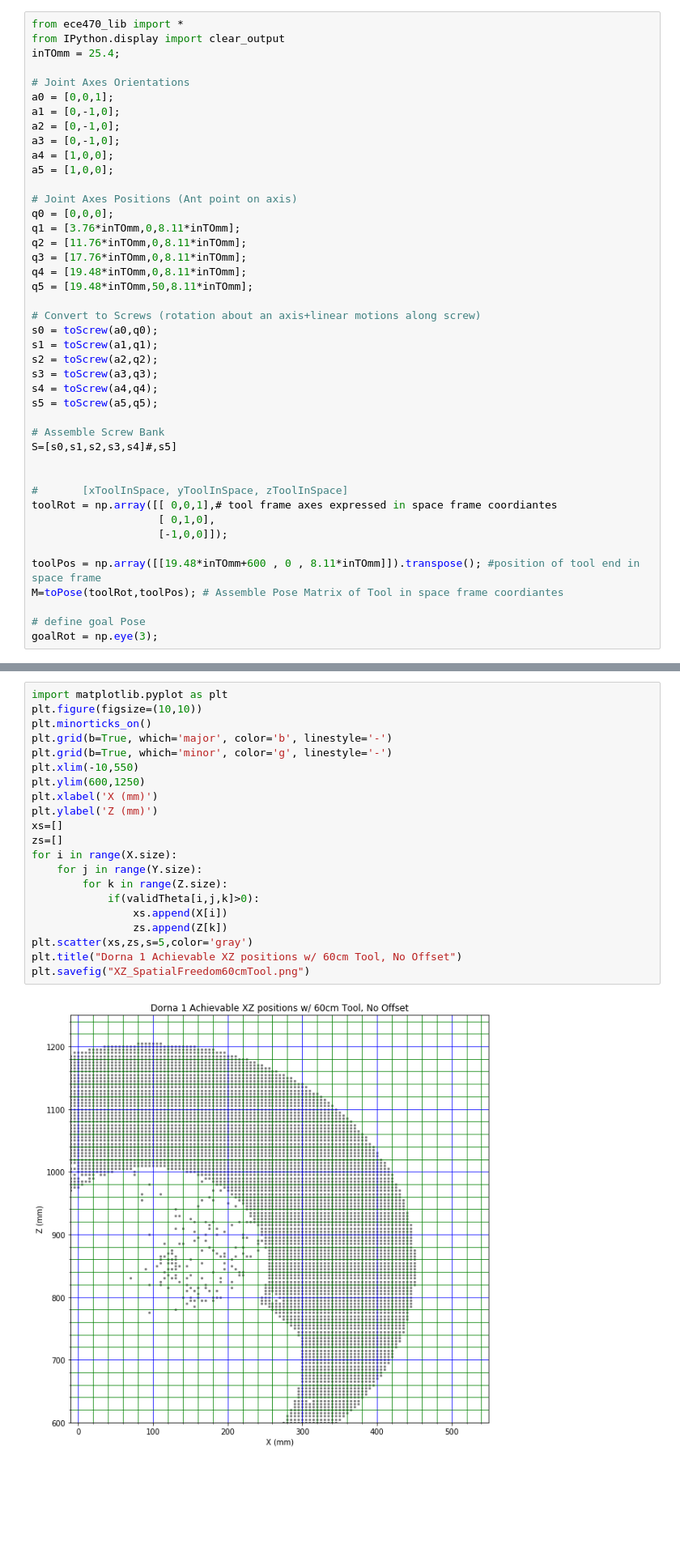
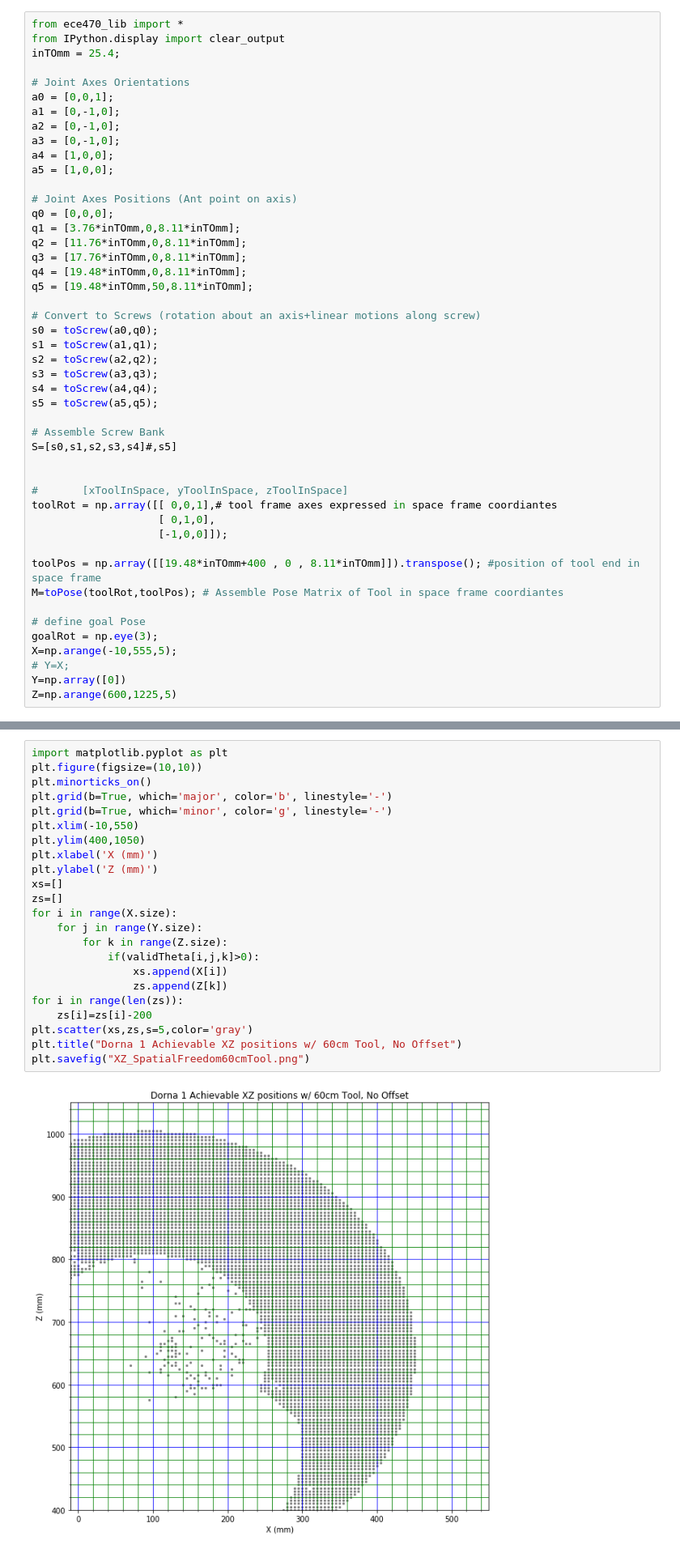
Before and after one commit to mbackasNuCurrent/Robotics, a Jupyter notebook: Python/findJointSpace.ipynb, the cells around one changed output, grey strips where cells are left out. Shown at 81% size. Saved outputs shown, nothing was run; the diff lists cells and outputs as text; blank space fills up the shorter version.

```diff
--- a/Python/findJointSpace.ipynb
+++ b/Python/findJointSpace.ipynb
@@ -36,10 +36,14 @@ toolRot = np.array([[ 0,0,1],# tool frame axes expressed in space frame coordian
                     [ 0,1,0],
                     [-1,0,0]]);
 
-toolPos = np.array([[19.48*inTOmm+600 , 0 , 8.11*inTOmm]]).transpose(); #position of tool end in space frame
+toolPos = np.array([[19.48*inTOmm+400 , 0 , 8.11*inTOmm]]).transpose(); #position of tool end in space frame
 M=toPose(toolRot,toolPos); # Assemble Pose Matrix of Tool in space frame coordiantes
 
 # define goal Pose
 goalRot = np.eye(3);
+X=np.arange(-10,555,5);
+# Y=X;
+Y=np.array([0])
+Z=np.arange(600,1225,5)
 # %%
 
@@ -156,23 +157,25 @@ print(isValidTheta([[159],[120]]))
 # %%
 import matplotlib.pyplot as plt
 plt.figure(figsize=(10,10))
 plt.minorticks_on()
 plt.grid(b=True, which='major', color='b', linestyle='-')
 plt.grid(b=True, which='minor', color='g', linestyle='-')
 plt.xlim(-10,550)
-plt.ylim(600,1250)
+plt.ylim(400,1050)
 plt.xlabel('X (mm)')
 plt.ylabel('Z (mm)')
 xs=[]
 zs=[]
 for i in range(X.size):
     for j in range(Y.size):
         for k in range(Z.size):
             if(validTheta[i,j,k]>0):
                 xs.append(X[i])
                 zs.append(Z[k])
+for i in range(len(zs)):
+    zs[i]=zs[i]-200
 plt.scatter(xs,zs,s=5,color='gray')
 plt.title("Dorna 1 Achievable XZ positions w/ 60cm Tool, No Offset")
 plt.savefig("XZ_SpatialFreedom60cmTool.png")
 # %% [output]
-[figure, old version]
+[figure, new version]
```
Also changed, not shown: parts of 8 cells of this notebook, 1 other file.
